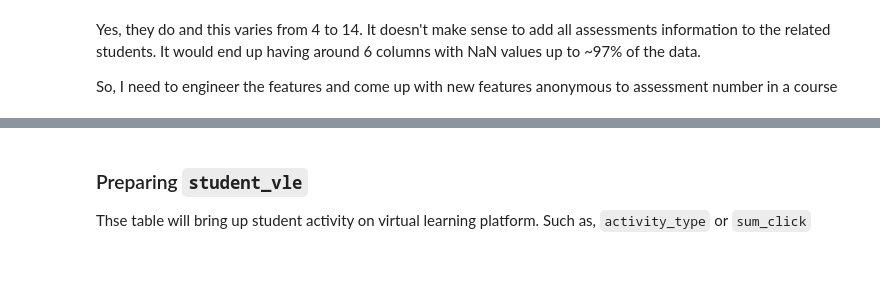
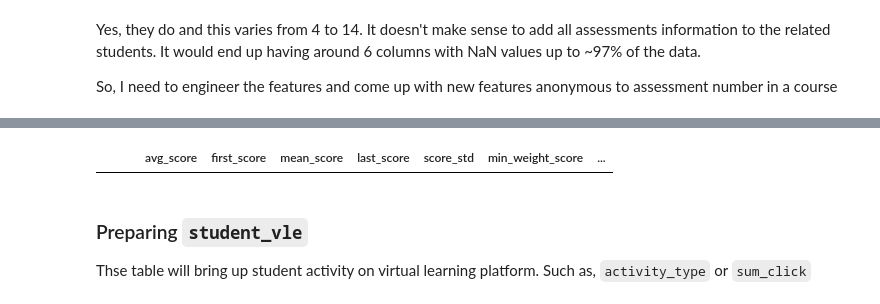
Before and after one commit to tevfikcagridural/student-success, a Jupyter notebook: Data_Wrangling.ipynb, the cells around one changed output, grey strips where cells are left out. Cells and saved outputs as stored; diff of their text form; code cells hidden in the pictures; blank space fills up the shorter version.

```diff
--- a/Data_Wrangling.ipynb
+++ b/Data_Wrangling.ipynb
@@ -434,4 +423,0 @@ So, I need to engineer the features and come up with new features anonymous to a
-# %%
-student_assessment_processed = student_assessment.set_index(['id_student', 'code_module', 'code_presentation'])
-student_assessment_processed['avg_score'] = student_assessment_processed.groupby(['code_module', 'code_presentation', 'id_student']).mean('score')['score']
-student_assessment_processed['unweighted_avg_score'] = student_assessment_processed.groupby(['code_module', 'code_presentation', 'id_student']).mean('score')['score']
@@ -488,0 +477,2 @@ student_assessment[student_assessment['id_student'] == 11391]
+# %%
+student_assessment.set_index('id_student').loc[49119]
@@ -489,3 +511,15 @@ student_assessment[student_assessment['id_student'] == 11391]
+# %%
+# For course specific features I need to create course specific
+# groups
+crs_grouper = ['code_module', 'code_presentation']
+grouped_crs_assmt = student_assessment.groupby(crs_grouper)
+
+# `total_num_assmt`
+pd.concat([student_assessment_reduced, grouped_crs_assmt.mean('score').score], join='inner', axis=1)
+
+# `crs_avg`
+# %% [output]
+|  |  |  | avg_score | first_score | mean_score | last_score | score_std | min_weight_score | ... |
 # %% [markdown]
 ### Preparing `student_vle`
 Thse table will bring up student activity on virtual learning platform. Such as, `activity_type` or `sum_click`
```
Also changed, not shown: parts of 28 cells of this notebook.
